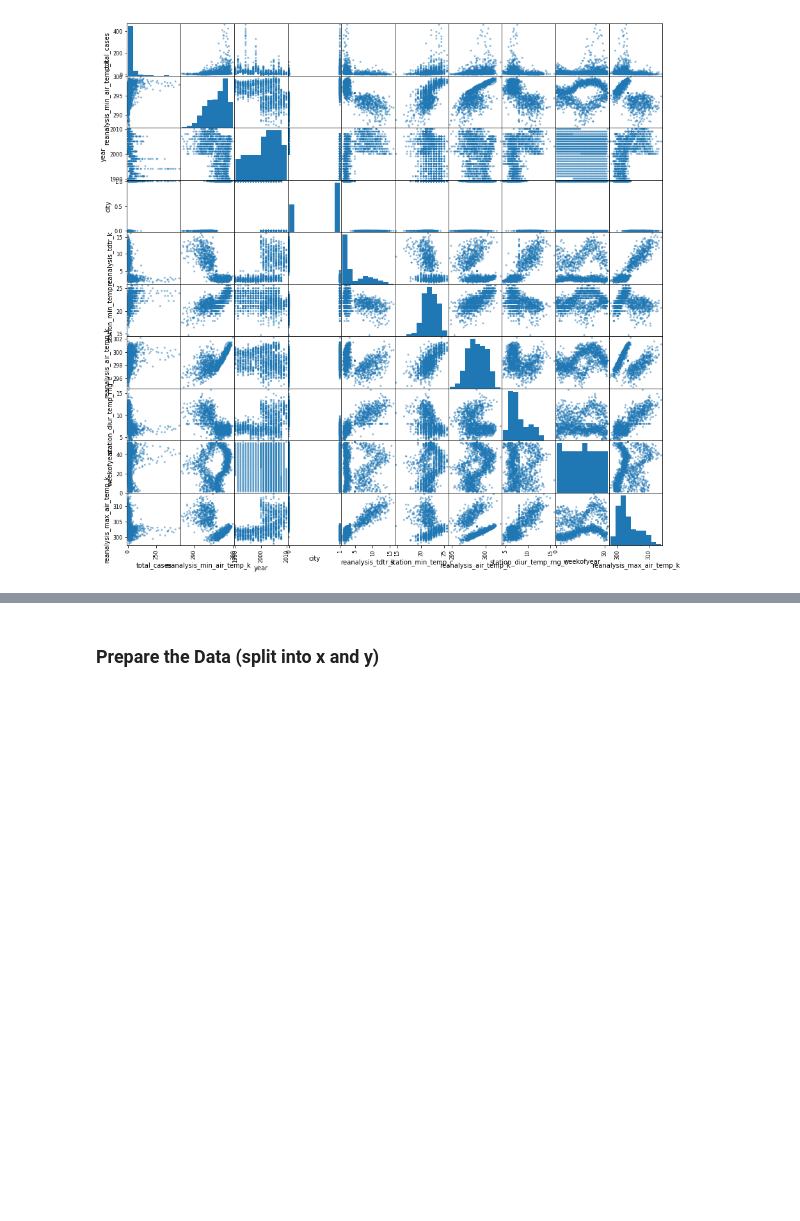
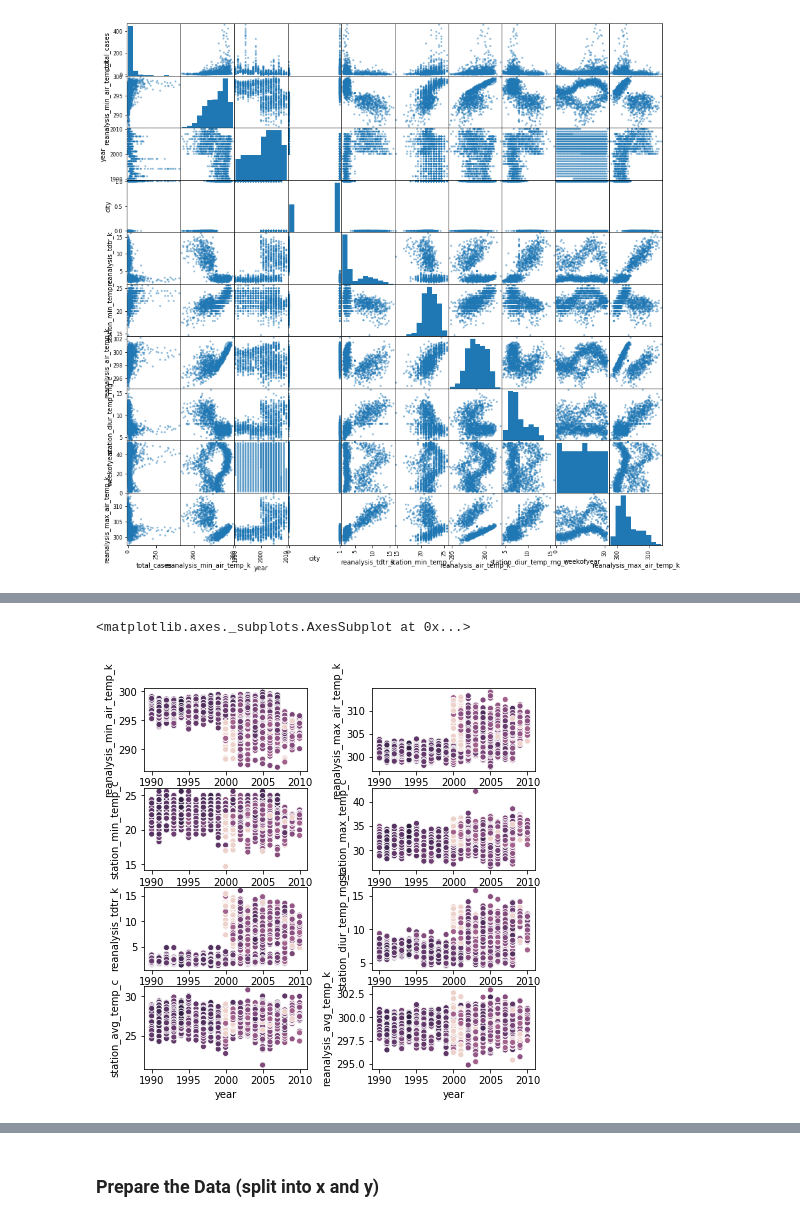
Before and after one commit to ewellsgray/data_science, a Jupyter notebook: dengue/dengue_predict.ipynb, the cells around one changed output, grey strips where cells are left out. Cells and saved outputs as stored; diff of their text form; code cells hidden in the pictures; blank space fills up the shorter version.

```diff
--- a/dengue/dengue_predict.ipynb
+++ b/dengue/dengue_predict.ipynb
@@ -311,0 +355,5 @@ array([[<matplotlib.axes._subplots.AxesSubplot object at 0x...>,
+# %%
+import math
+df2=df.copy()
+df2['log_total_cases']=np.log(df2['total_cases']+.001)
+df2.sample(10)
@@ -311,0 +373,15 @@ array([[<matplotlib.axes._subplots.AxesSubplot object at 0x...>,
+# %%
+fig,ax = plt.subplots(4,2, figsize=(7,7))
+#sca=axes[0,0]
+plt.subplots_adjust(wspace=.4)
+sn.scatterplot(x="year",y="reanalysis_min_air_temp_k",data=df2, ax=ax[0,0],hue="log_total_cases",legend=False)
+sn.scatterplot(x="year",y="reanalysis_max_air_temp_k",data=df2, ax=ax[0,1],hue="log_total_cases",legend=False)
+sn.scatterplot(x="year",y="station_min_temp_c",data=df2, ax=ax[1,0],hue="log_total_cases",legend=False)
+sn.scatterplot(x="year",y="station_max_temp_c",data=df2, ax=ax[1,1],hue="log_total_cases",legend=False)
+sn.scatterplot(x="year",y="reanalysis_tdtr_k",data=df2, ax=ax[2,0],hue="log_total_cases",legend=False)
+sn.scatterplot(x="year",y="station_diur_temp_rng_c",data=df2, ax=ax[2,1],hue="log_total_cases",legend=False)
+sn.scatterplot(x="year",y="station_avg_temp_c",data=df2, ax=ax[3,0],hue="log_total_cases",legend=False)
+sn.scatterplot(x="year",y="reanalysis_avg_temp_k",data=df2, ax=ax[3,1],hue="log_total_cases",legend=False)
+# %% [output]
+<matplotlib.axes._subplots.AxesSubplot at 0x...>
+[figure, added]
```
Also changed, not shown: parts of 65 cells of this notebook.
